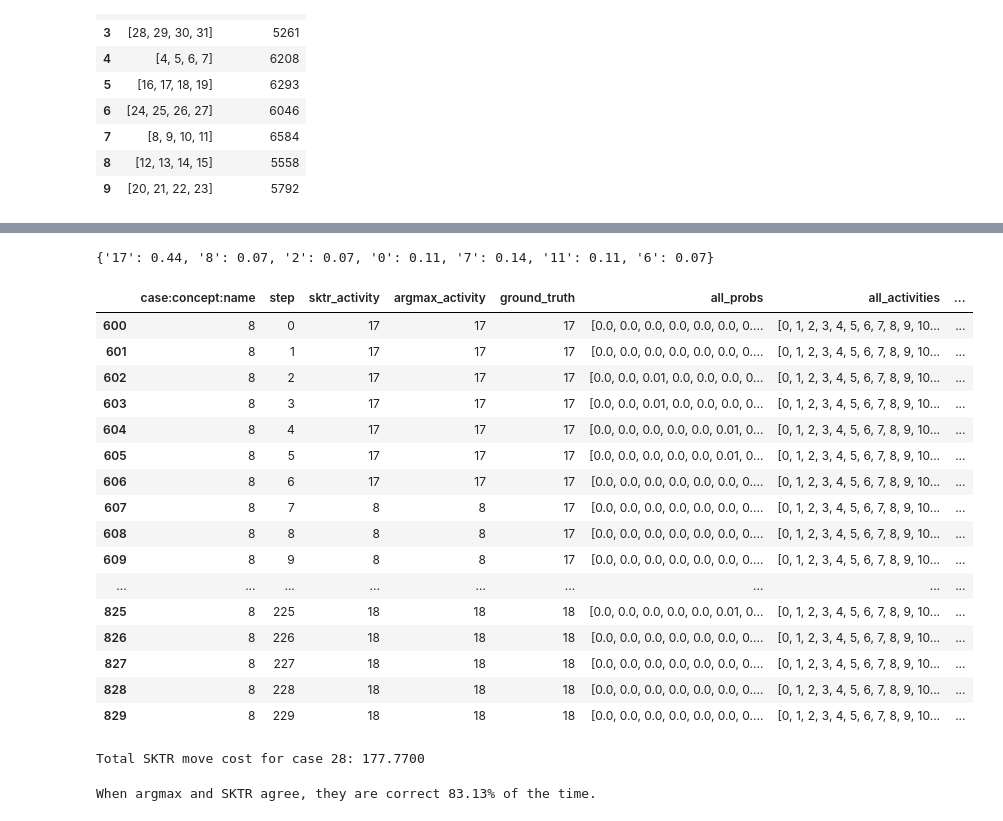
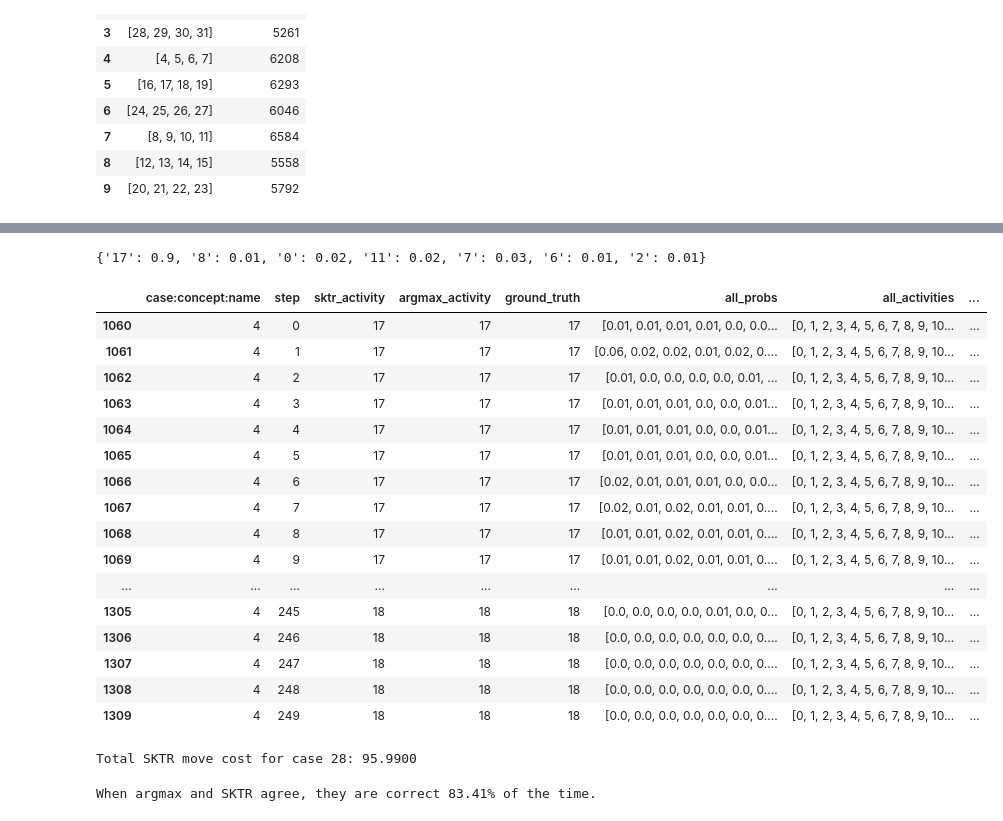
Before and after one commit to elian204/sktr_for_long_traces, a Jupyter notebook: test_incremental_recovery.ipynb, the cells around one changed output, grey strips where cells are left out. Saved outputs shown, nothing was run; the diff lists cells and outputs as text; code cells hidden in the pictures.

```diff
--- a/test_incremental_recovery.ipynb
+++ b/test_incremental_recovery.ipynb
@@ -94,11 +94,11 @@ config = {
     'completion_patience': 20,               # [BEAM SEARCH ONLY] Extra iterations after first completion
 
     # === Cost Function ===
-    'cost_function': "linear",               # "linear", "logarithmic", or callable
-    'model_move_cost': 1.0,                  # Cost for model-only moves
-    'log_move_cost': 1.0,                    # Cost for log-only moves
-    'tau_move_cost': 0.0,                   # Cost for silent (tau) moves
-    'non_sync_penalty': 1.0,                # Penalty for non-sync moves
+    'cost_function': "linear",                # "linear", "logarithmic", or callable
+    'model_move_cost': 1.0,                   # Cost for model-only moves
+    'log_move_cost': 1.0,                     # Cost for log-only moves
+    'tau_move_cost': 0.0,                     # Cost for silent (tau) moves
+    'non_sync_penalty': 1.0,                  # Penalty for non-sync moves
     'conformance_switch_penalty_weight': 1.0, # Weight for switch penalty in conformance checking
 
     # === Conditional Probabilities (Beam Search Only) ===
@@ -119,7 +119,7 @@ config = {
 
     # === Miscellaneous ===
     'round_precision': 2,                     # Decimal places for probability rounding
-    'random_seed': 456,                       # Random seed for reproducibility
+    'random_seed': 101,                       # Random seed for reproducibility
     'save_model_path': "./discovered_petri_net",  # Path for saved model (without extension)
     'save_model': True,                     # Save model to PDF (set to True if you want visualization)
 }
@@ -202,33 +203,33 @@ Average Argmax Accuracy: 0.8284
 # %%
 prob_dict[('17',)]
 # %% [output]
-{'17': 0.44, '8': 0.07, '2': 0.07, '0': 0.11, '7': 0.14, '11': 0.11, '6': 0.07}
+{'17': 0.9, '8': 0.01, '0': 0.02, '11': 0.02, '7': 0.03, '6': 0.01, '2': 0.01}
 # %%
 # Show all rows for case '28' without truncation, including full list values
-case_28_df = results_df[results_df['case:concept:name'] == '8']
+case_28_df = results_df[results_df['case:concept:name'] == '4']
 with pd.option_context('display.max_rows', None, 'display.max_colwidth', None, 'display.width', None):
     display(case_28_df)
 total_cost = case_28_df['sktr_move_cost'].sum()
 print(f"Total SKTR move cost for case 28: {total_cost:.4f}")
 # %% [output]
 |  | case:concept:name | step | sktr_activity | argmax_activity | ground_truth | all_probs | all_activities | ... |
-| 600 | 8 | 0 | 17 | 17 | 17 | [0.0, 0.0, 0.0, 0.0, 0.0, 0.0, 0.... | [0, 1, 2, 3, 4, 5, 6, 7, 8, 9, 10... | ... |
-| 601 | 8 | 1 | 17 | 17 | 17 | [0.0, 0.0, 0.0, 0.0, 0.0, 0.0, 0.... | [0, 1, 2, 3, 4, 5, 6, 7, 8, 9, 10... | ... |
-| 602 | 8 | 2 | 17 | 17 | 17 | [0.0, 0.0, 0.01, 0.0, 0.0, 0.0, 0... | [0, 1, 2, 3, 4, 5, 6, 7, 8, 9, 10... | ... |
-| 603 | 8 | 3 | 17 | 17 | 17 | [0.0, 0.0, 0.01, 0.0, 0.0, 0.0, 0... | [0, 1, 2, 3, 4, 5, 6, 7, 8, 9, 10... | ... |
-| 604 | 8 | 4 | 17 | 17 | 17 | [0.0, 0.0, 0.0, 0.0, 0.0, 0.01, 0... | [0, 1, 2, 3, 4, 5, 6, 7, 8, 9, 10... | ... |
-| 605 | 8 | 5 | 17 | 17 | 17 | [0.0, 0.0, 0.0, 0.0, 0.0, 0.01, 0... | [0, 1, 2, 3, 4, 5, 6, 7, 8, 9, 10... | ... |
-| 606 | 8 | 6 | 17 | 17 | 17 | [0.0, 0.0, 0.0, 0.0, 0.0, 0.0, 0.... | [0, 1, 2, 3, 4, 5, 6, 7, 8, 9, 10... | ... |
-| 607 | 8 | 7 | 8 | 8 | 17 | [0.0, 0.0, 0.0, 0.0, 0.0, 0.0, 0.... | [0, 1, 2, 3, 4, 5, 6, 7, 8, 9, 10... | ... |
-| 608 | 8 | 8 | 8 | 8 | 17 | [0.0, 0.0, 0.0, 0.0, 0.0, 0.0, 0.... | [0, 1, 2, 3, 4, 5, 6, 7, 8, 9, 10... | ... |
-| 609 | 8 | 9 | 8 | 8 | 17 | [0.0, 0.0, 0.0, 0.0, 0.0, 0.0, 0.... | [0, 1, 2, 3, 4, 5, 6, 7, 8, 9, 10... | ... |
+| 1060 | 4 | 0 | 17 | 17 | 17 | [0.01, 0.01, 0.01, 0.01, 0.0, 0.0... | [0, 1, 2, 3, 4, 5, 6, 7, 8, 9, 10... | ... |
+| 1061 | 4 | 1 | 17 | 17 | 17 | [0.06, 0.02, 0.02, 0.01, 0.02, 0.... | [0, 1, 2, 3, 4, 5, 6, 7, 8, 9, 10... | ... |
+| 1062 | 4 | 2 | 17 | 17 | 17 | [0.01, 0.0, 0.0, 0.0, 0.0, 0.01, ... | [0, 1, 2, 3, 4, 5, 6, 7, 8, 9, 10... | ... |
+| 1063 | 4 | 3 | 17 | 17 | 17 | [0.01, 0.01, 0.01, 0.0, 0.0, 0.01... | [0, 1, 2, 3, 4, 5, 6, 7, 8, 9, 10... | ... |
+| 1064 | 4 | 4 | 17 | 17 | 17 | [0.01, 0.01, 0.01, 0.0, 0.0, 0.01... | [0, 1, 2, 3, 4, 5, 6, 7, 8, 9, 10... | ... |
+| 1065 | 4 | 5 | 17 | 17 | 17 | [0.01, 0.01, 0.01, 0.0, 0.0, 0.01... | [0, 1, 2, 3, 4, 5, 6, 7, 8, 9, 10... | ... |
+| 1066 | 4 | 6 | 17 | 17 | 17 | [0.02, 0.01, 0.01, 0.01, 0.0, 0.0... | [0, 1, 2, 3, 4, 5, 6, 7, 8, 9, 10... | ... |
+| 1067 | 4 | 7 | 17 | 17 | 17 | [0.02, 0.01, 0.02, 0.01, 0.01, 0.... | [0, 1, 2, 3, 4, 5, 6, 7, 8, 9, 10... | ... |
+| 1068 | 4 | 8 | 17 | 17 | 17 | [0.01, 0.01, 0.02, 0.01, 0.01, 0.... | [0, 1, 2, 3, 4, 5, 6, 7, 8, 9, 10... | ... |
+| 1069 | 4 | 9 | 17 | 17 | 17 | [0.01, 0.01, 0.02, 0.01, 0.01, 0.... | [0, 1, 2, 3, 4, 5, 6, 7, 8, 9, 10... | ... |
 | ... | ... | ... | ... | ... | ... | ... | ... | ... |
-| 825 | 8 | 225 | 18 | 18 | 18 | [0.0, 0.0, 0.0, 0.0, 0.0, 0.01, 0... | [0, 1, 2, 3, 4, 5, 6, 7, 8, 9, 10... | ... |
-| 826 | 8 | 226 | 18 | 18 | 18 | [0.0, 0.0, 0.0, 0.0, 0.0, 0.0, 0.... | [0, 1, 2, 3, 4, 5, 6, 7, 8, 9, 10... | ... |
-| 827 | 8 | 227 | 18 | 18 | 18 | [0.0, 0.0, 0.0, 0.0, 0.0, 0.0, 0.... | [0, 1, 2, 3, 4, 5, 6, 7, 8, 9, 10... | ... |
-| 828 | 8 | 228 | 18 | 18 | 18 | [0.0, 0.0, 0.0, 0.0, 0.0, 0.0, 0.... | [0, 1, 2, 3, 4, 5, 6, 7, 8, 9, 10... | ... |
-| 829 | 8 | 229 | 18 | 18 | 18 | [0.0, 0.0, 0.0, 0.0, 0.0, 0.0, 0.... | [0, 1, 2, 3, 4, 5, 6, 7, 8, 9, 10... | ... |
+| 1305 | 4 | 245 | 18 | 18 | 18 | [0.0, 0.0, 0.0, 0.0, 0.01, 0.0, 0... | [0, 1, 2, 3, 4, 5, 6, 7, 8, 9, 10... | ... |
+| 1306 | 4 | 246 | 18 | 18 | 18 | [0.0, 0.0, 0.0, 0.0, 0.0, 0.0, 0.... | [0, 1, 2, 3, 4, 5, 6, 7, 8, 9, 10... | ... |
+| 1307 | 4 | 247 | 18 | 18 | 18 | [0.0, 0.0, 0.0, 0.0, 0.0, 0.0, 0.... | [0, 1, 2, 3, 4, 5, 6, 7, 8, 9, 10... | ... |
+| 1308 | 4 | 248 | 18 | 18 | 18 | [0.0, 0.0, 0.0, 0.0, 0.0, 0.0, 0.... | [0, 1, 2, 3, 4, 5, 6, 7, 8, 9, 10... | ... |
+| 1309 | 4 | 249 | 18 | 18 | 18 | [0.0, 0.0, 0.0, 0.0, 0.0, 0.0, 0.... | [0, 1, 2, 3, 4, 5, 6, 7, 8, 9, 10... | ... |
-Total SKTR move cost for case 28: 177.7700
+Total SKTR move cost for case 28: 95.9900
 # %%
 # Filter to rows where SKTR and argmax predictions agree
 agreements = results_df[results_df['sktr_activity'] == results_df['argmax_activity']]
@@ -241,4 +242,4 @@ percentage = (len(correct_agreements) / len(agreements)) * 100 if len(agreements
 
 print(f"When argmax and SKTR agree, they are correct {percentage:.2f}% of the time.")
 # %% [output]
-When argmax and SKTR agree, they are correct 83.13% of the time.
+When argmax and SKTR agree, they are correct 83.41% of the time.
```
Also changed, not shown: parts of 2 cells of this notebook, 3 other files.
